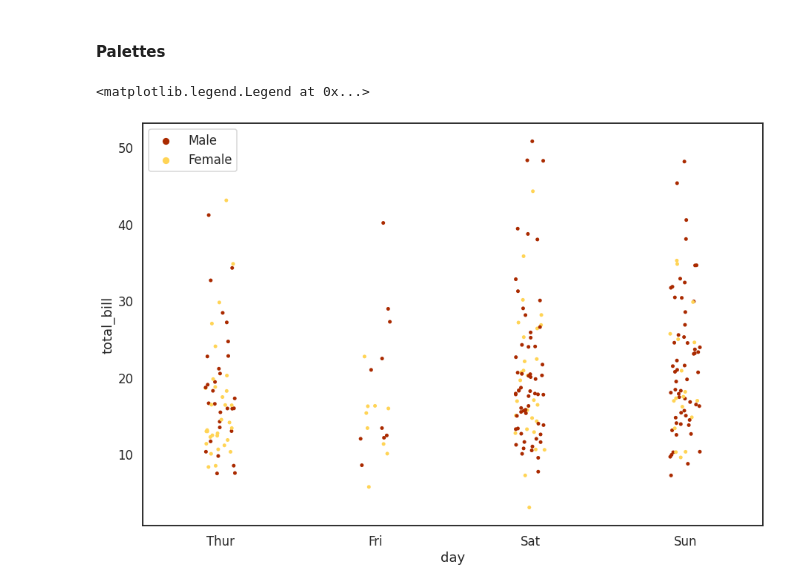
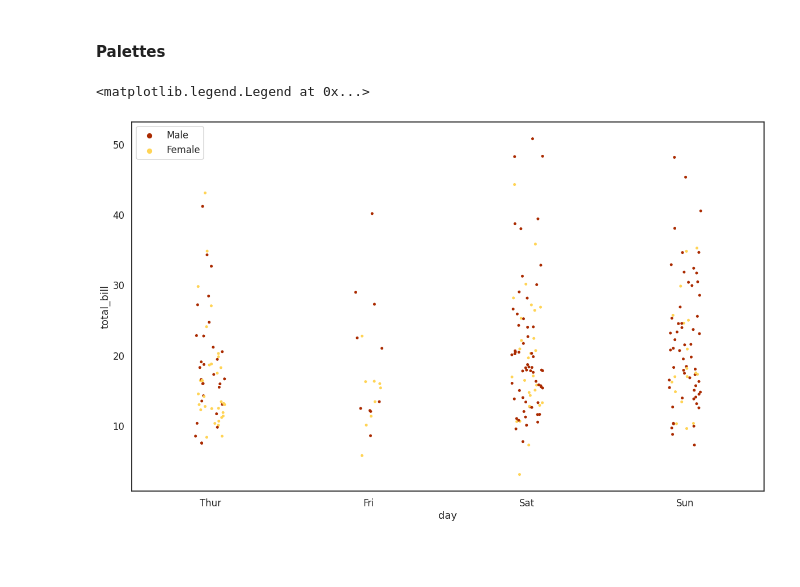
Before and after one commit to aman-singanamala/Visualizations, a Jupyter notebook: seaborn.ipynb, the cells around one changed output. Saved outputs shown, nothing was run; the diff lists cells and outputs as text; code cells hidden in the pictures; blank space fills up the shorter version.

```diff
--- a/seaborn.ipynb
+++ b/seaborn.ipynb
@@ -163,11 +163,15 @@ sns.stripplot(x='day',y='total_bill',data=tips_df, jitter=True,
 # %% [markdown]
 #### Palettes
 # %%
-plt.figure(figsize=(15,10))
+plt.figure(figsize=(20,12))
 sns.set_style('white')
 sns.set_context('talk')
 sns.stripplot(x='day',y='total_bill',data=tips_df,hue='sex',palette='afmhot')
-plt.legend(loc=0)
+plt.legend(loc=2)
+# 1 - upper right
+# 2 - upper left
+# 3 - lower left
+# 4 - lower right
 # %% [output]
 <matplotlib.legend.Legend at 0x...>
-[figure, old version]
+[figure, new version]
```
Also changed, not shown: parts of 4 cells of this notebook.
